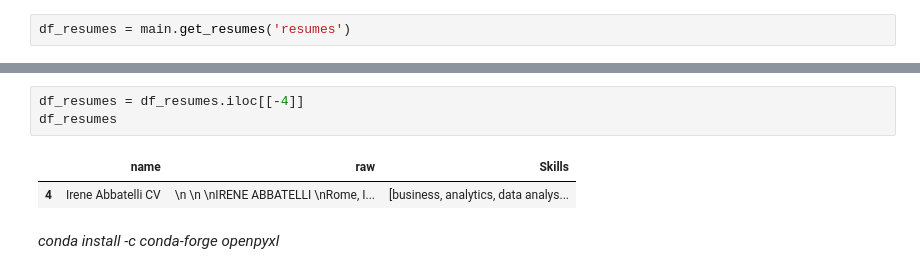
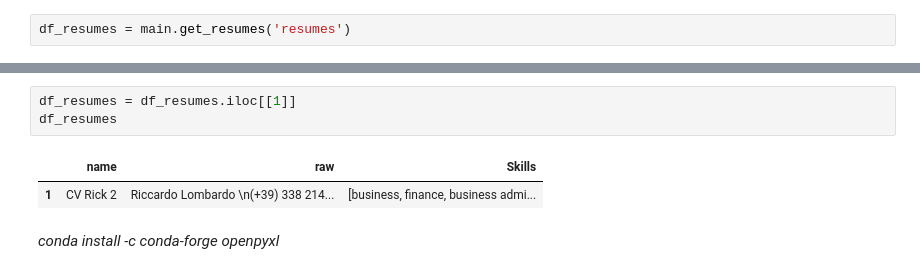
Before and after one commit to victorbjorsvik/workproject_matching_algo, a Jupyter notebook: similairty_calculation.ipynb, the cells around one changed output, grey strips where cells are left out. Cells and saved outputs as stored; diff of their text form.

```diff
--- a/similairty_calculation.ipynb
+++ b/similairty_calculation.ipynb
@@ -46,9 +41,9 @@ df_resumes
 # %%
-df_resumes = df_resumes.iloc[[-4]]
+df_resumes = df_resumes.iloc[[1]]
 df_resumes
 # %% [output]
 |  | name | raw | Skills |
-| 4 | Irene Abbatelli CV | \n \n \nIRENE ABBATELLI \nRome, I... | [business, analytics, data analys... |
+| 1 | CV Rick 2 | Riccardo Lombardo \n(+39) 338 214... | [business, finance, business admi... |
 # %% [markdown]
 *conda install -c conda-forge openpyxl*
 # %% [markdown]
```
Also changed, not shown: parts of 28 cells of this notebook, 1 other file.
